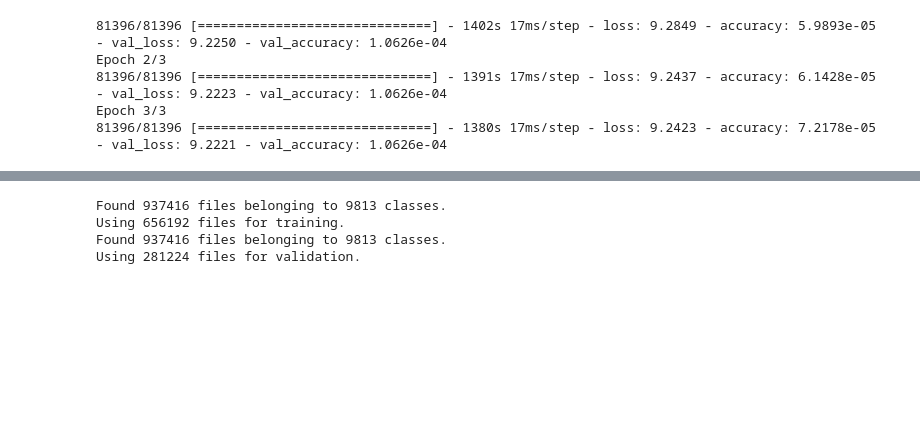
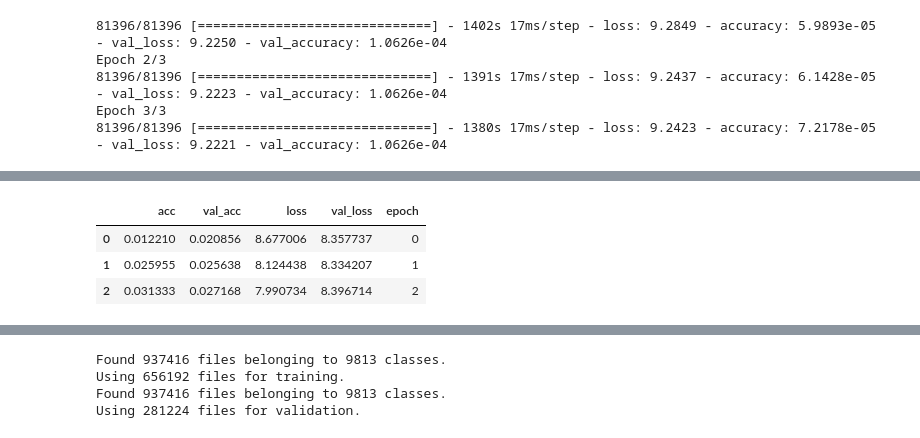
Before and after one commit to mnoor-ds/Sem2_CA1_Data, a Jupyter notebook: notebook/00_preprocess.ipynb, the cells around one changed output, grey strips where cells are left out. Cells and saved outputs as stored; diff of their text form; code cells hidden in the pictures; blank space fills up the shorter version.

```diff
--- a/notebook/00_preprocess.ipynb
+++ b/notebook/00_preprocess.ipynb
@@ -944,0 +975,7 @@ def simpleCNNv2():
+# %%
+xception = model_dictionary['Xception']()# include_top=False, pooling='avg'
+xception.trainable = False # freeze
+
+img_height = xception.input_shape[1]
+img_width = xception.input_shape[2]
+print(img_height, img_width)
@@ -944,0 +986,16 @@ def simpleCNNv2():
+# %%
+xception_model = Sequential()
+xception_model.add(layers.Resizing( height=img_height, width=img_width,
+                            input_shape=(None, None, 3) ))
+xception_model.add(layers.Rescaling(1./255, input_shape=(img_height, img_width, 3)) )
+xception_model.add(xception)
+xception_model.add(layers.Dense(num_classes))
+xception_model.compile(optimizer='adam',
+                  loss=tf.keras.losses.SparseCategoricalCrossentropy(from_logits=True),
+                  metrics=['accuracy'])
+
+xception_history = xception_model.fit(train_generator,
+                                      validation_data=valid_generator,
+                    steps_per_epoch = train_generator.n // train_generator.batch_size,
+                    validation_steps = valid_generator.n // valid_generator.batch_size,
+                    epochs=3 )
@@ -944,0 +1009,7 @@ def simpleCNNv2():
+# %%
+exportHistory(xception_history, 'res_xception.csv')
+# %% [output]
+|  | acc | val_acc | loss | val_loss | epoch |
+| 0 | 0.012210 | 0.020856 | 8.677006 | 8.357737 | 0 |
+| 1 | 0.025955 | 0.025638 | 8.124438 | 8.334207 | 1 |
+| 2 | 0.031333 | 0.027168 | 7.990734 | 8.396714 | 2 |
```
Also changed, not shown: parts of 74 cells of this notebook.
